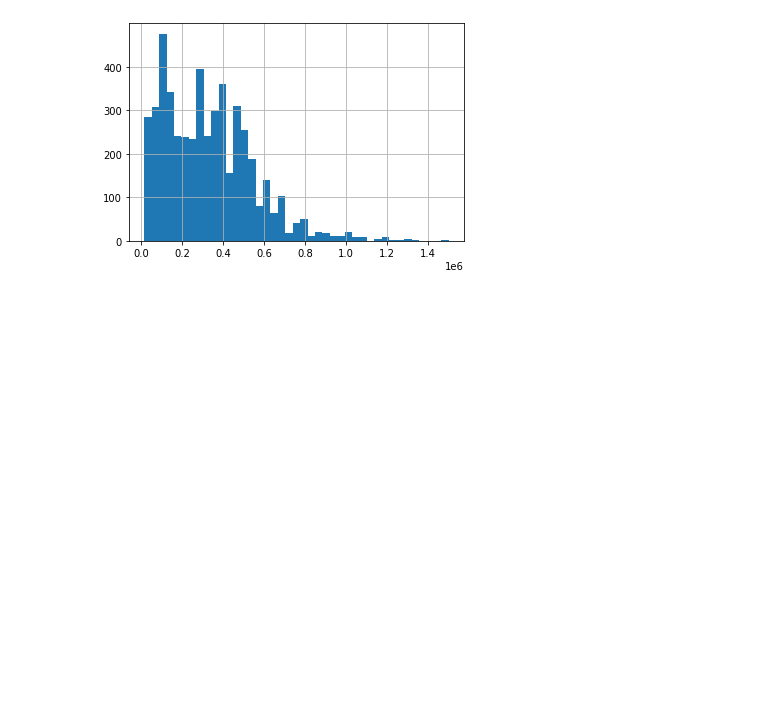
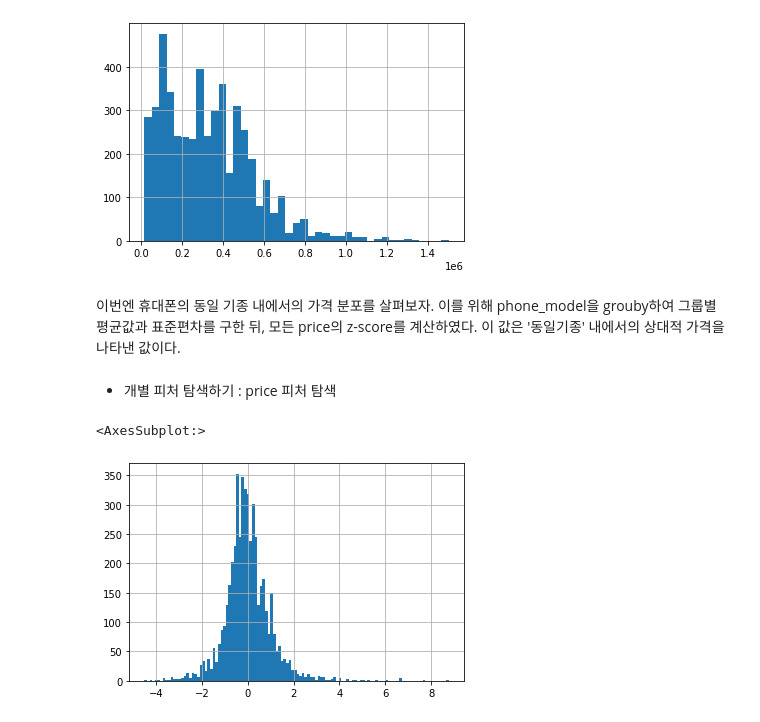
Before and after one commit to jaeyoon89/python_data_analysis, a Jupyter notebook: ch5-1_used_phone_price_prediction.ipynb, the cells around one changed output. Drawn from its saved outputs; the diff is of its cells as text; code cells hidden in the pictures; blank space fills up the shorter version.

Commit message:
data_analysis_ch5-1_usedphone_price_prd_ing

```diff
--- a/ch5-1_used_phone_price_prediction.ipynb
+++ b/ch5-1_used_phone_price_prediction.ipynb
@@ -99,3 +99,19 @@ df['price'].hist(bins="auto")
 # %% [output]
 <AxesSubplot:>
 [figure]
+# %% [markdown]
+이번엔 휴대폰의 동일 기종 내에서의 가격 분포를 살펴보자. 이를 위해 phone_model을 grouby하여 그룹별 평균값과 표준편차를 구한 뒤, 모든 price의 z-score를 계산하였다. 이 값은 '동일기종' 내에서의 상대적 가격을 나타낸 값이다.
+# %% [markdown]
+- 개별 피처 탐색하기 : price 피처 탐색
+# %%
+# 휴대폰 기종(phone_model)별 가격의 평균과 표준편차를 계산한다.
+df_price_model_mean = df.groupby('phone_model')['price'].transform(lambda x: np.mean(x))
+df_price_model_std = df.groupby('phone_model')['price'].transform(lambda x: np.std(x))
+
+# 이를 바탕으로 모든 데이터의 z-score를 계산한다. 이는 해당 데이터의 가격이 기종별 평균에 비해 어느 정도로 높거나 낮은지를
+# 알 수 있게 하는 점수이다.
+df_price_model_z_score = (df['price'] - df_price_model_mean) / df_price_model_std
+df_price_model_z_score.hist(bins="auto")
+# %% [output]
+<AxesSubplot:>
+[figure, added]
```
Also changed, not shown: parts of 6 cells of this notebook.
